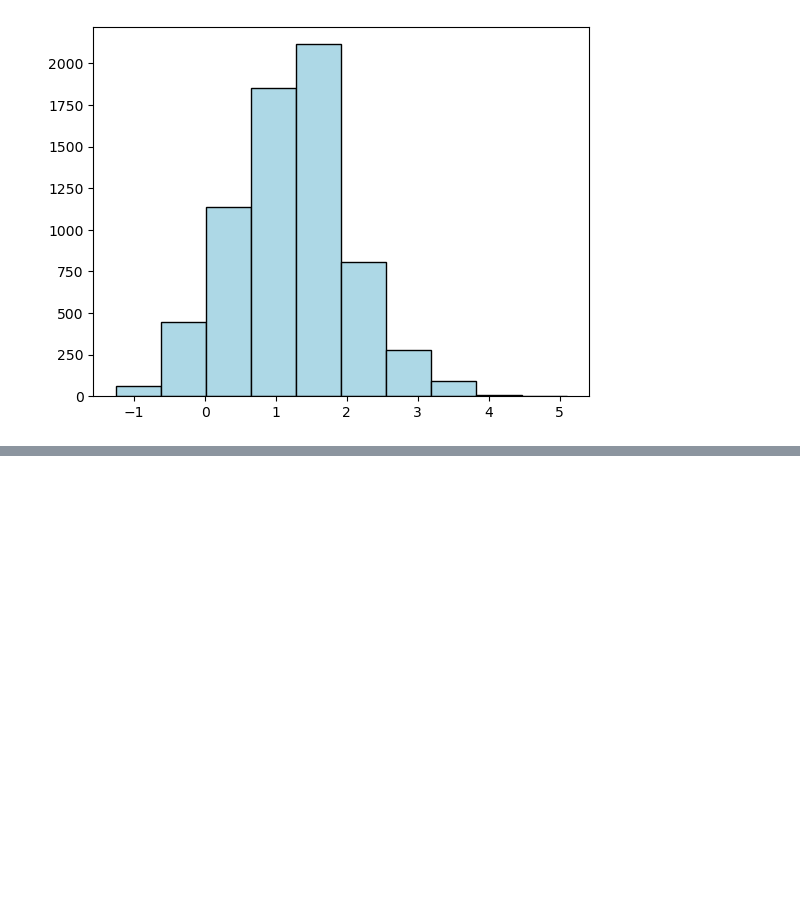
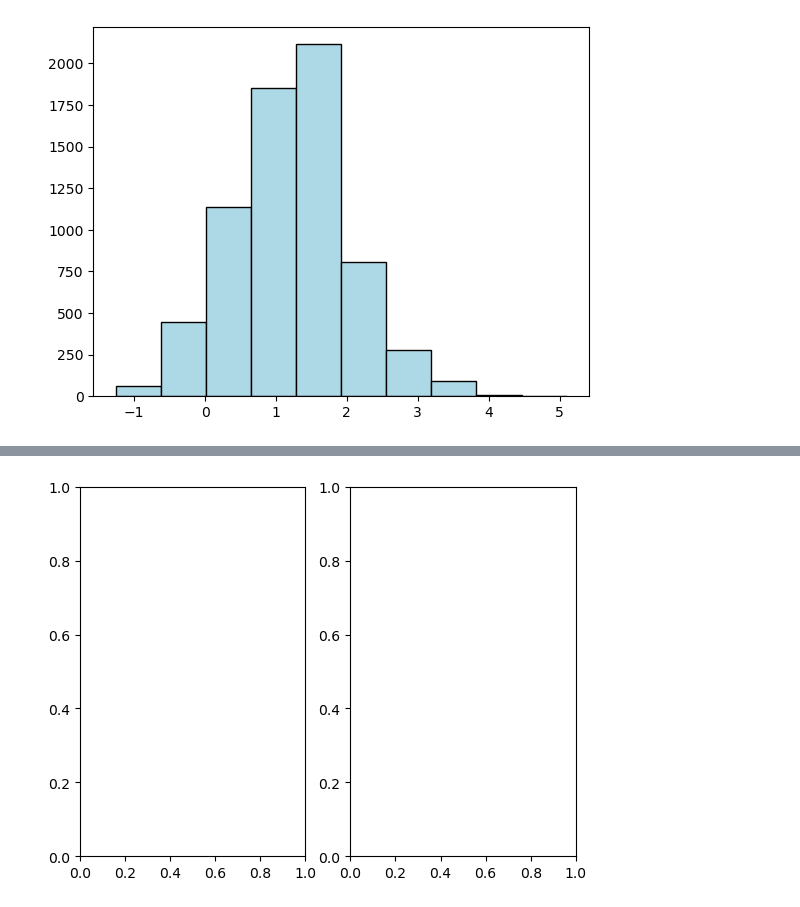
Before and after one commit to nadia-paz/ds-learning, a Jupyter notebook: data_analysis_pandas/10_matplotlib.ipynb, the cells around one changed output, grey strips where cells are left out. Saved outputs shown, nothing was run; the diff lists cells and outputs as text; code cells hidden in the pictures; blank space fills up the shorter version.

```diff
--- a/data_analysis_pandas/10_matplotlib.ipynb
+++ b/data_analysis_pandas/10_matplotlib.ipynb
@@ -136,0 +146,4 @@ Type:      function
+# %%
+fig, axes = plt.subplots(1, 2)
+# %% [output]
+[figure, added]
```
Also changed, not shown: parts of 7 cells of this notebook.
